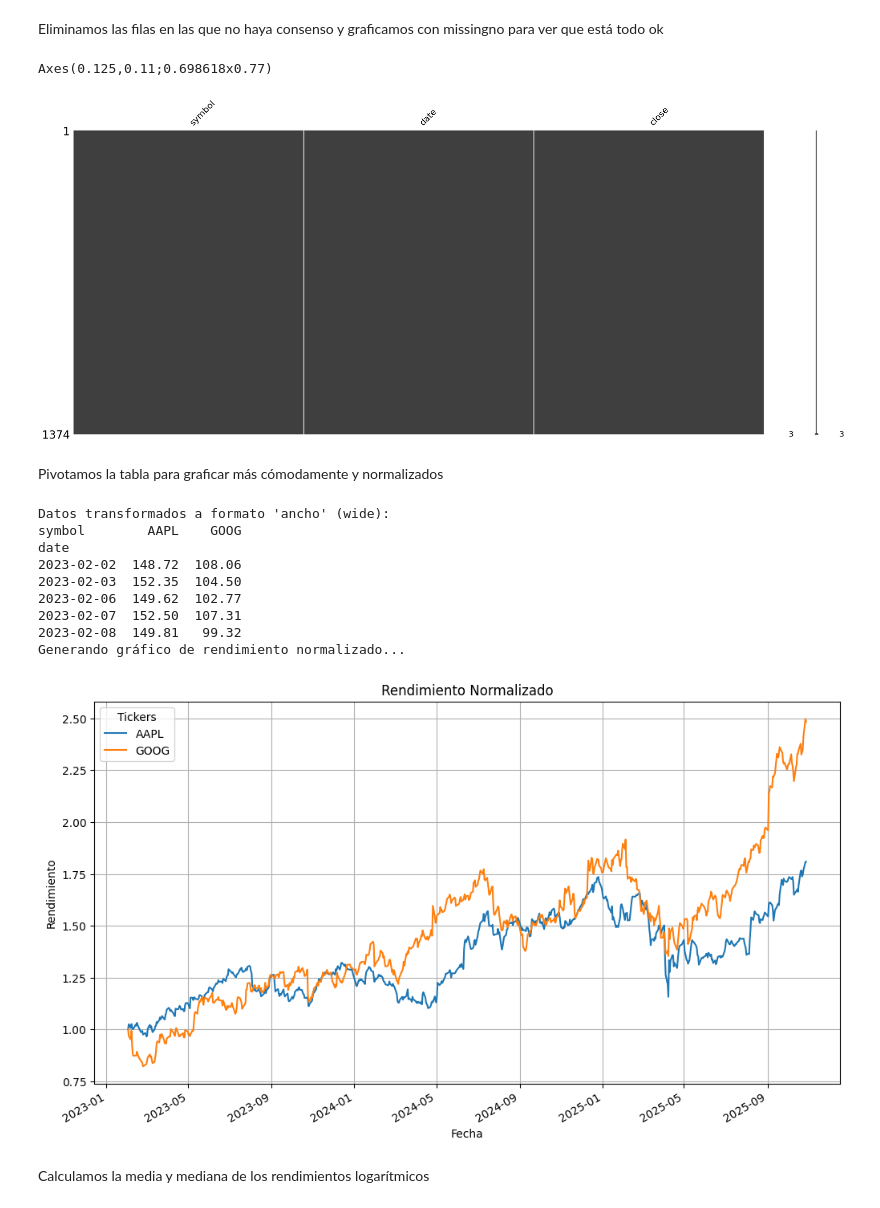
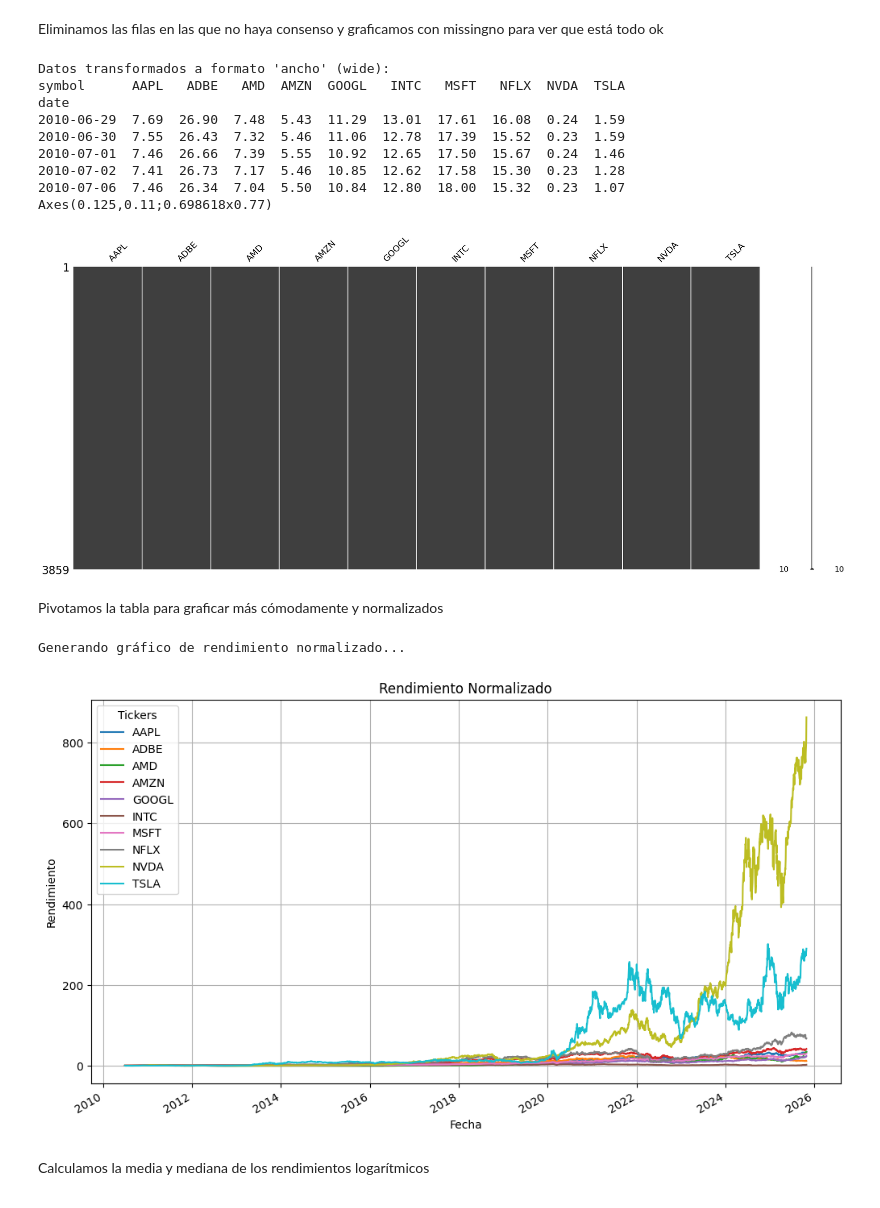
Before and after one commit to emszmtz/proyecto1, a Jupyter notebook: src/proyecto1_ipynb.ipynb, the cells around one changed output. Drawn from its saved outputs; the diff is of its cells as text; code cells hidden in the pictures.

```diff
--- a/src/proyecto1_ipynb.ipynb
+++ b/src/proyecto1_ipynb.ipynb
@@ -420,23 +479,32 @@ Total de filas únicas (symbol/date): 1374
 # %% [markdown]
 Eliminamos las filas en las que no haya consenso y graficamos con missingno para ver que está todo ok
-# %%
-
-df_final= df_final.dropna(axis=0, how="any")
-
-print(mso.matrix(df_final))
-# %% [output]
-Axes(0.125,0.11;0.698618x0.77)
-[figure, removed]
+# %%
+
+# -- PIVOTAR DATOs ---
+#
+
+print("Datos transformados a formato 'ancho' (wide):")
+
+
+df_wide = df_final.pivot(index='date', columns='symbol', values='close')
+df_wide = df_wide.dropna(axis=0)
+
+print(df_wide.head())
+print(mso.matrix(df_wide))
+# %% [output]
+Datos transformados a formato 'ancho' (wide):
+symbol      AAPL   ADBE   AMD  AMZN  GOOGL   INTC   MSFT   NFLX  NVDA  TSLA
+date
+2010-06-29  7.69  26.90  7.48  5.43  11.29  13.01  17.61  16.08  0.24  1.59
+2010-06-30  7.55  26.43  7.32  5.46  11.06  12.78  17.39  15.52  0.23  1.59
+2010-07-01  7.46  26.66  7.39  5.55  10.92  12.65  17.50  15.67  0.24  1.46
+2010-07-02  7.41  26.73  7.17  5.46  10.85  12.62  17.58  15.30  0.23  1.28
+2010-07-06  7.46  26.34  7.04  5.50  10.84  12.80  18.00  15.32  0.23  1.07
+Axes(0.125,0.11;0.698618x0.77)
+[figure, added]
 # %% [markdown]
 Pivotamos la tabla para graficar más cómodamente y normalizados
 # %%
-# -- PIVOTAR DATOS PARA GRÁFICOS ---
-#
-
-df_wide = df_final.pivot(index='date', columns='symbol', values='close')
-
-print("Datos transformados a formato 'ancho' (wide):")
-print(df_wide.head())
 
 # ---  GRÁFICAR DATOS NORMALIZADOS ---
 
@@ -458,16 +526,8 @@ plt.grid(True)
 plt.legend(title='Tickers')
 plt.show()
 # %% [output]
-Datos transformados a formato 'ancho' (wide):
-symbol        AAPL    GOOG
-date
-2023-02-02  148.72  108.06
-2023-02-03  152.35  104.50
-2023-02-06  149.62  102.77
-2023-02-07  152.50  107.31
-2023-02-08  149.81   99.32
 Generando gráfico de rendimiento normalizado...
-[figure, old version]
+[figure, new version]
 # %% [markdown]
 Calculamos la media y mediana de los rendimientos logarítmicos
 # %%
```
Also changed, not shown: parts of 13 cells of this notebook.
